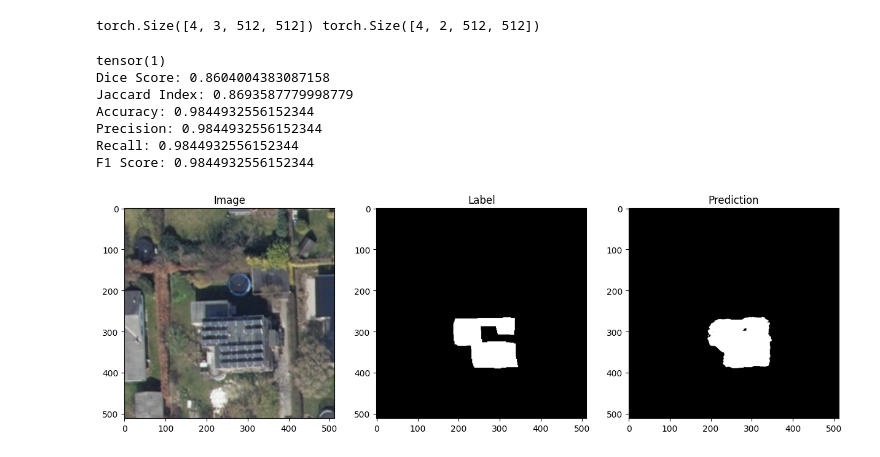
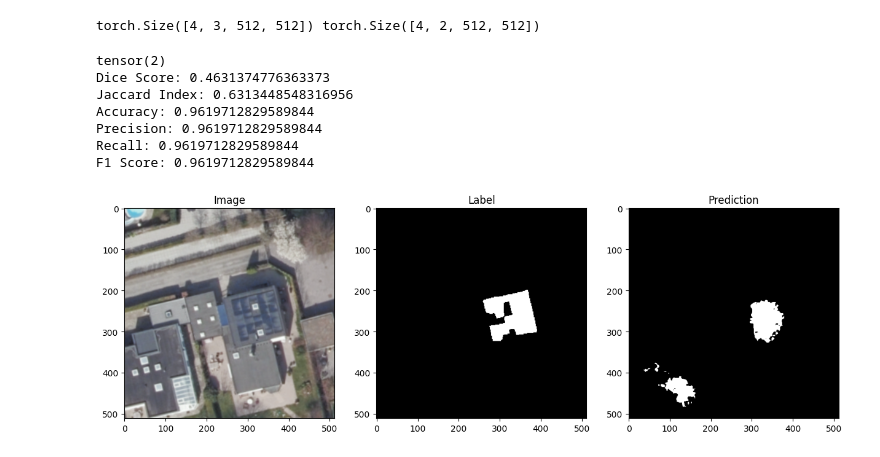
Before and after one commit to Tiburso/EnerVision, a Jupyter notebook: dataloaders.ipynb, the cells around one changed output. Cells and saved outputs as stored; diff of their text form; code cells hidden in the pictures.

```diff
--- a/dataloaders.ipynb
+++ b/dataloaders.ipynb
@@ -47,0 +43,8 @@ plot_image_and_mask(image, mask)
+# %%
+inv_transform = transforms.Compose([
+    transforms.Normalize(mean=[0., 0., 0.], std=[1/0.229, 1/0.224, 1/0.225]),
+    transforms.Normalize(mean=[-0.485, -0.456, -0.406], std=[ 1., 1., 1.]),
+])
+
+image, mask = train_dataset[1]
+plot_image_and_mask(inv_transform(image), mask)
@@ -90,7 +95,7 @@ from torchmetrics.functional import jaccard_index, accuracy, precision, recall,
 
 test_folder = "data/solardk_dataset_neurips_v2/herlev_test/test"
 
-model = BaseModel.load_from_checkpoint("lightning_logs/version_206463/checkpoints/last.ckpt")
+model = BaseModel.load_from_checkpoint("lightning_logs/version_206472/checkpoints/last.ckpt")
 
 test_dataset = SolarDKDataset(test_folder)
 test_loader = DataLoader(test_dataset, batch_size=4, shuffle=False)
@@ -98,14 +103,8 @@ test_loader = DataLoader(test_dataset, batch_size=4, shuffle=False)
 task = "multiclass"
 num_classes = 2
 
-inv_transform = transforms.Compose([
-    transforms.Normalize(mean=[0., 0., 0.], std=[1/0.229, 1/0.224, 1/0.225]),
-    transforms.Normalize(mean=[-0.485, -0.456, -0.406], std=[ 1., 1., 1.]),
-    transforms.ToPILImage()
-])
-
 # Loop on train dataloader until mask is not just zeros
-for image, label in train_dataloader:
+for image, label in test_loader:
     # Check if the second channel of any of the batches is not all zeros
     if (label[:, 1] != 0).any():
         id = (label[:, 1] != 0).nonzero(as_tuple=True)[0][0]
@@ -122,39 +121,39 @@ with torch.no_grad():
     image = inv_transform(image)
 
     output = output[id]
     label = label[id]
 
     # sigmoid_predictions = torch.sigmoid(output)
     # output_predictions = (torch.sigmoid(output) > 0.1).float().squeeze()
     output_predictions = output.argmax(dim=0).float().squeeze()
     label = label.argmax(dim=0).float().squeeze()
 
     print(f"Dice Score: {dice(output_predictions, label.int())}")
     print(f"Jaccard Index: {jaccard_index(output_predictions, label, task=task, num_classes=num_classes)}")
     print(f"Accuracy: {accuracy(output_predictions, label, task=task, num_classes=num_classes)}")
     print(f"Precision: {precision(output_predictions, label, task=task, num_classes=  num_classes)}")
     print(f"Recall: {recall(output_predictions, label, task=task, num_classes=num_classes)}")
     print(f"F1 Score: {f1_score(output_predictions, label, task=task, num_classes=num_classes)}")
 
     fig, ax = plt.subplots(1, 3, figsize=(15, 5))
 
-    ax[0].imshow(image)
+    ax[0].imshow(image.permute(1, 2, 0).numpy())
     ax[0].set_title("Image")
 
     ax[1].imshow(label, cmap="gray")
     ax[1].set_title("Label")
 
     r = Image.fromarray(output_predictions.byte().cpu().numpy())
     ax[2].imshow(r, cmap="gray")
     ax[2].set_title("Prediction")
 
     plt.show()
 # %% [output]
-tensor(1)
-Dice Score: 0.8604004383087158
-Jaccard Index: 0.8693587779998779
-Accuracy: 0.9844932556152344
-Precision: 0.9844932556152344
-Recall: 0.9844932556152344
-F1 Score: 0.9844932556152344
+tensor(2)
+Dice Score: 0.4631374776363373
+Jaccard Index: 0.6313448548316956
+Accuracy: 0.9619712829589844
+Precision: 0.9619712829589844
+Recall: 0.9619712829589844
+F1 Score: 0.9619712829589844
-[figure, old version]
+[figure, new version]
```
Also changed, not shown: parts of 2 cells of this notebook, 2 other files.
